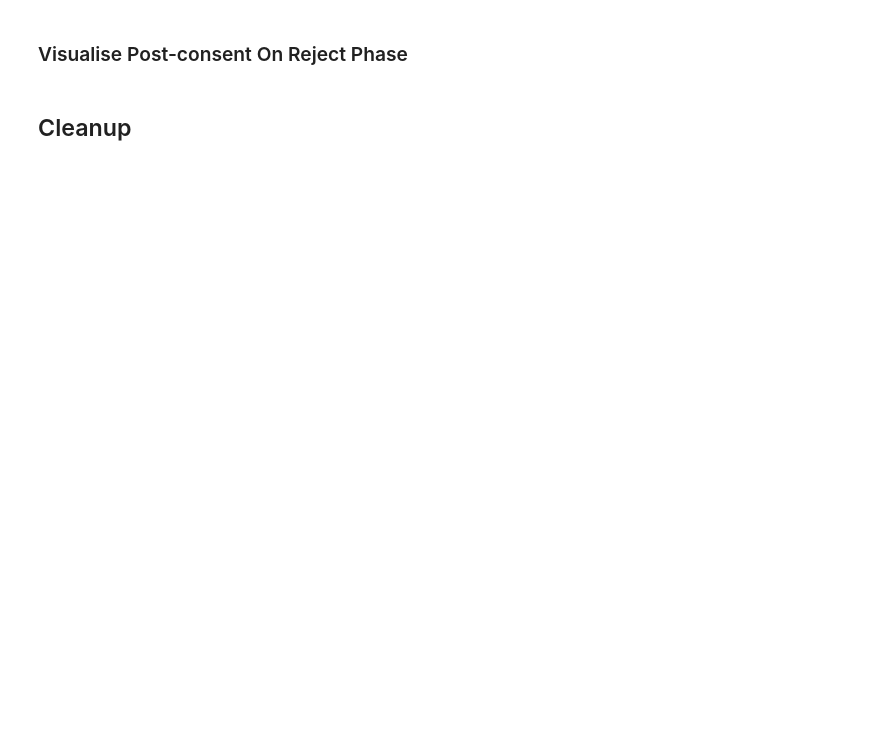
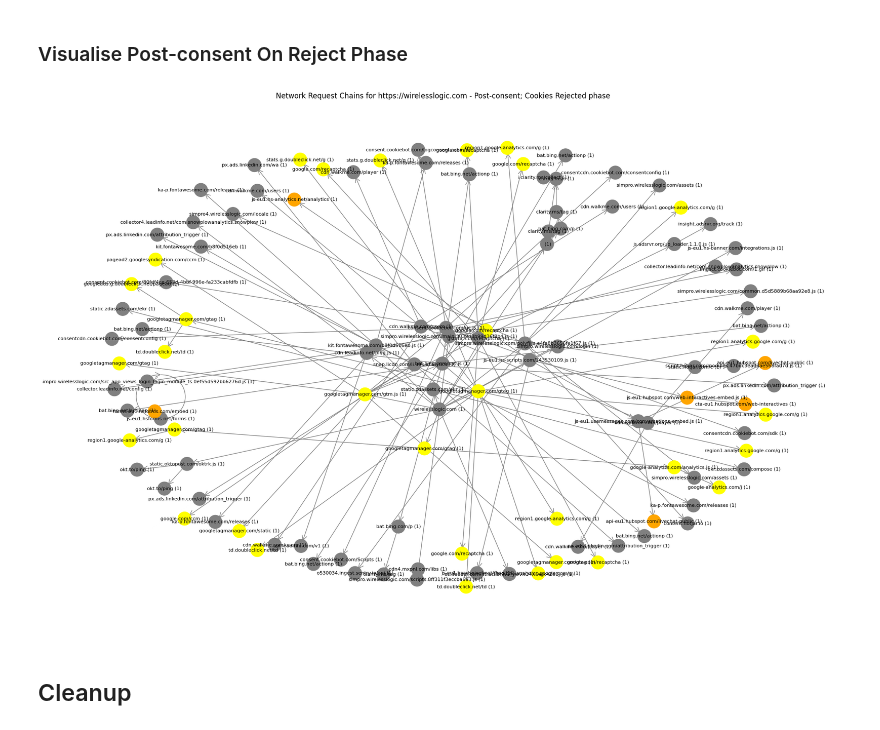
Before and after one commit to mz-mustafa/cod, a Jupyter notebook: main.ipynb, the cells around one changed output. Cells and saved outputs as stored; diff of their text form; code cells hidden in the pictures; blank space fills up the shorter version.

```diff
--- a/main.ipynb
+++ b/main.ipynb
@@ -599,10 +197,9 @@ draw_network_graph(all_results[0], False, False, True, "Post-consent; Cookies Ac
 # %% [markdown]
 ### Visualise Post-consent On Reject Phase
 # %%
-draw_network_graph(all_results[0], False, False, True, "Post-consent; Cookies Rejected")
-
-# Visualize Post-consent Reject Phase with D3.js
-#display(visualisation.display_network_visualization(all_results[0], "Post-consent; Cookies Rejected"))
+networkx_visualisation.draw_network_graph(all_results[0], False, False, True, "Post-consent; Cookies Rejected")
+# %% [output]
+[figure, added]
 # %% [markdown]
 ## Cleanup
 # %%
```
Also changed, not shown: parts of 21 cells of this notebook, 7 other files.
